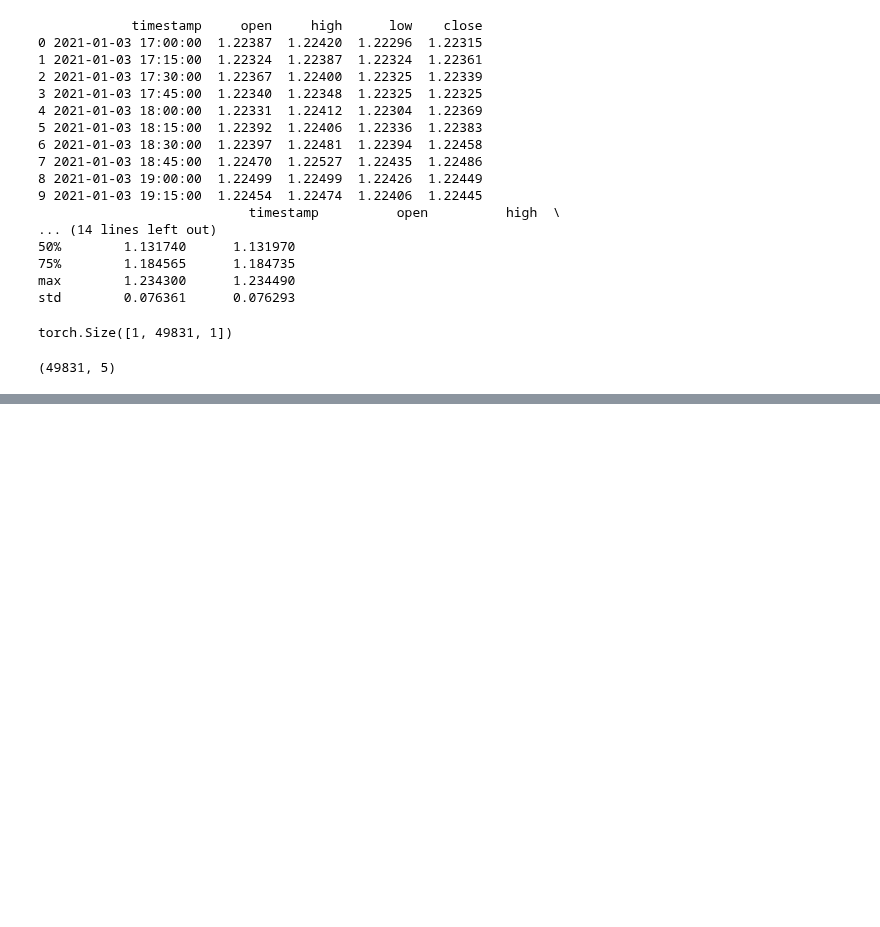
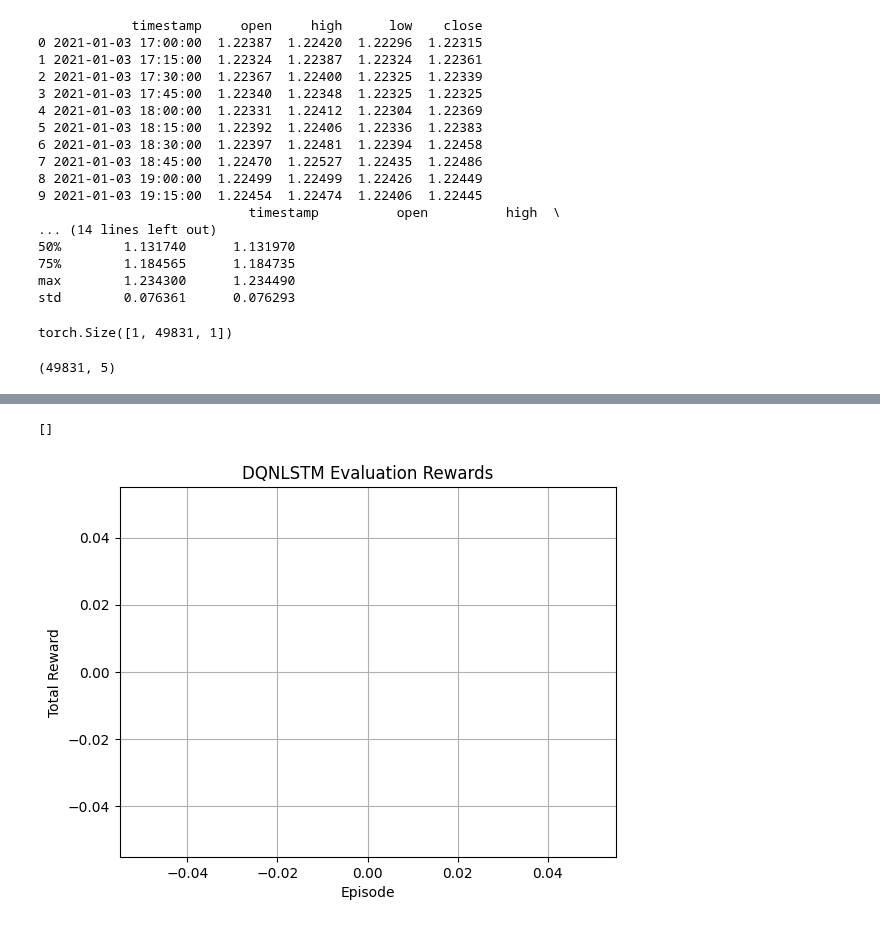
Before and after one commit to Suraj6E/EURUSD-DQN-LSTM, a Jupyter notebook: DQN-LSTM.ipynb, the cells around one changed output, grey strips where cells are left out. Drawn from its saved outputs; the diff is of its cells as text; code cells hidden in the pictures; blank space fills up the shorter version.

```diff
--- a/DQN-LSTM.ipynb
+++ b/DQN-LSTM.ipynb
@@ -440,0 +478,15 @@ plt.show()
+# %%
+all_infos
+# %% [output]
+[]
+# %%
+
+# Plot the evaluation rewards
+plt.plot(all_infos)
+plt.xlabel('Episode')
+plt.ylabel('Total Reward')
+plt.title('DQNLSTM Evaluation Rewards')
+plt.grid(True)
+plt.show()
+# %% [output]
+[figure, added]
```
Also changed, not shown: parts of 4 cells of this notebook, 1 other file.
